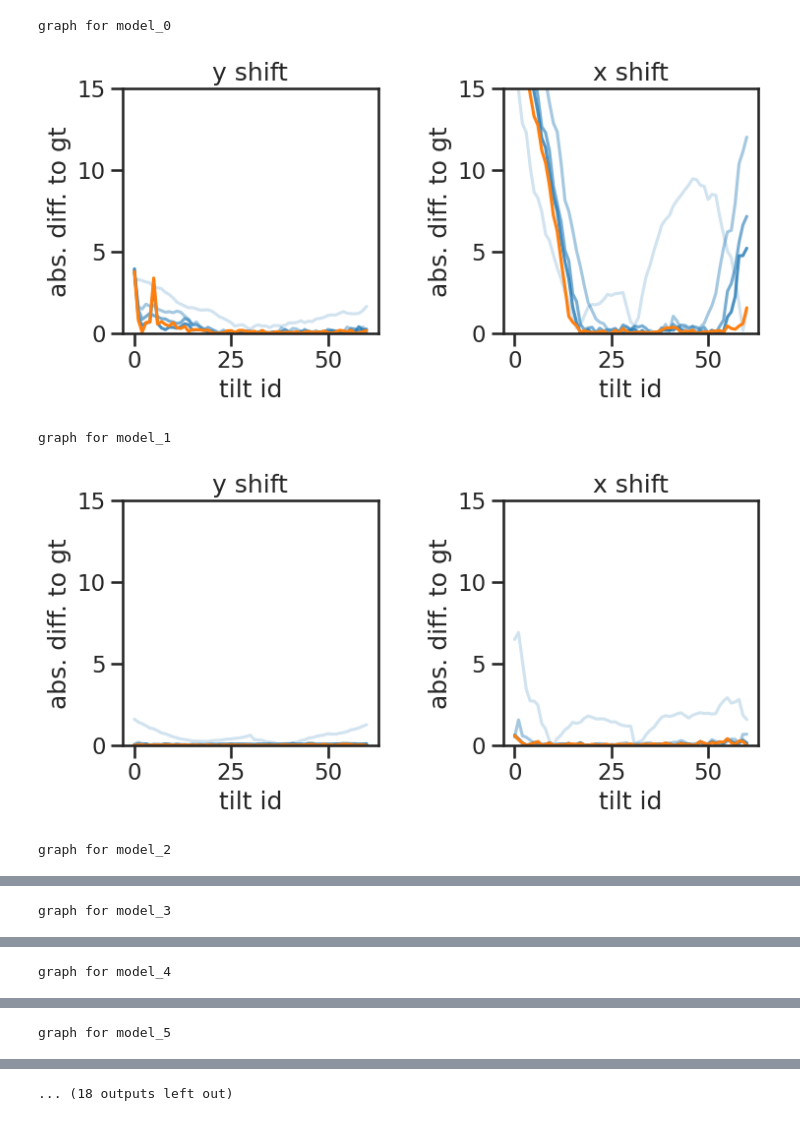
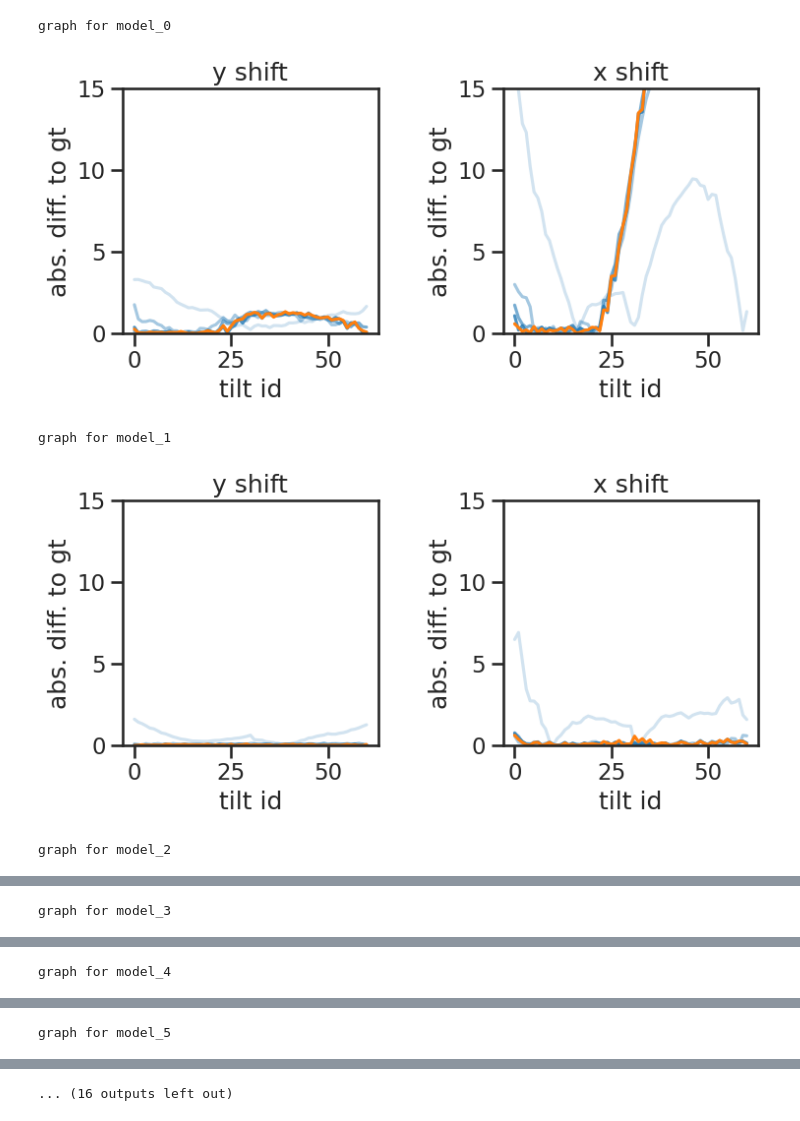
Before and after one commit to warpem/miss-alignment, a Jupyter notebook: paper/notebooks/shrec_eval/visualize_iterations.ipynb, the cells around one changed output, grey strips where cells are left out. Saved outputs shown, nothing was run; the diff lists cells and outputs as text; code cells hidden in the pictures.

```diff
--- a/paper/notebooks/shrec_eval/visualize_iterations.ipynb
+++ b/paper/notebooks/shrec_eval/visualize_iterations.ipynb
@@ -43,7 +43,7 @@ def center_tomogram(tilt_series_ground_truth, tilt_series):
 
 results = []
 n_iters = 5
-experiment = 'run_shift_fracture'
+experiment = 'run_ablation3'
 for x in range(10):
     print(f'graph for model_{x}')
     gt = read_tomogram_from_pickle(f'/data/mchaillet/model_training/shrec/run8/ground_truth/model_{x}.pickle')
@@ -52,7 +52,9 @@ for x in range(10):
     for i in range(0, n_iters):
         tomo = read_tomogram_from_pickle(f'/data/mchaillet/model_training/shrec/{experiment}/iter{i}/model_{x}.pickle')
         abs_diff = torch.abs(gt.sample_translations - tomo.sample_translations)
-        results.append([x, str(i), torch.mean(abs_diff[:, 0]).item(), torch.mean(abs_diff[:, 1]).item()])
+        for a in abs_diff:
+            results.append([x, str(i), a[0].item(), a[1].item()])
+        # results.append([x, str(i), torch.mean(abs_diff[:, 0]).item(), torch.mean(abs_diff[:, 1]).item()])
         color = 'tab:blue' if i + 1 < n_iters else 'tab:orange'
         ax[0].plot(
             abs_diff[:, 0],
@@ -72,35 +74,37 @@ for x in range(10):
     ax[1].set_ylabel('abs. diff. to gt')
     ax[1].set_xlabel('tilt id')
     ax[1].set_ylim(0, 15)
     plt.tight_layout()
     plt.show()
 
 
 for x in range(10):
     gt = read_tomogram_from_pickle(f'/data/mchaillet/model_training/shrec/run8/ground_truth/model_{x}.pickle')
     # gt.sample_translations[:, 1] *= torch.cos(torch.deg2rad(gt.tilt_angles))
     at_alignment = read_aretomo_alignment(f'aretomo1_alignment/model_{x}.aln')
     at = deepcopy(gt)
     at.sample_translations = at_alignment
     # at = center_tomogram(gt, at)
     fig, ax = plt.subplots(1, 2, figsize=(8, 4))
     abs_diff = torch.abs(gt.sample_translations - at.sample_translations)
-    results.append([x, 'aretomo', torch.mean(abs_diff[:, 0]).item(), torch.mean(abs_diff[:, 1]).item()])
+    for a in abs_diff:
+            results.append([x, 'aretomo', a[0].item(), a[1].item()])
+    # results.append([x, 'aretomo', torch.mean(abs_diff[:, 0]).item(), torch.mean(abs_diff[:, 1]).item()])
     ax[0].plot(abs_diff[:, 0], color='tab:blue', alpha=(i + 1) / n_iters)
     ax[1].plot(abs_diff[:, 1], color='tab:blue', alpha=(i + 1) / n_iters)
     ax[0].set_title('y shift')
     ax[0].set_ylabel('abs. diff. to gt')
     ax[0].set_xlabel('tilt id')
     ax[0].set_ylim(0, 15)
     ax[1].set_title('x shift')
     ax[1].set_ylabel('abs. diff. to gt')
     ax[1].set_xlabel('tilt id')
     ax[1].set_ylim(0, 15)
     plt.tight_layout()
     plt.show()
 # %% [output]
 graph for model_0
-[figure, old version]
+[figure, new version]
 graph for model_1
-[figure, old version]
+[figure, new version]
 graph for model_2
@@ -114,2 +118,2 @@ graph for model_5
-... (18 outputs left out)
+... (16 outputs left out)
 # %%
```
Also changed, not shown: parts of 3 cells of this notebook, 13 other files.
